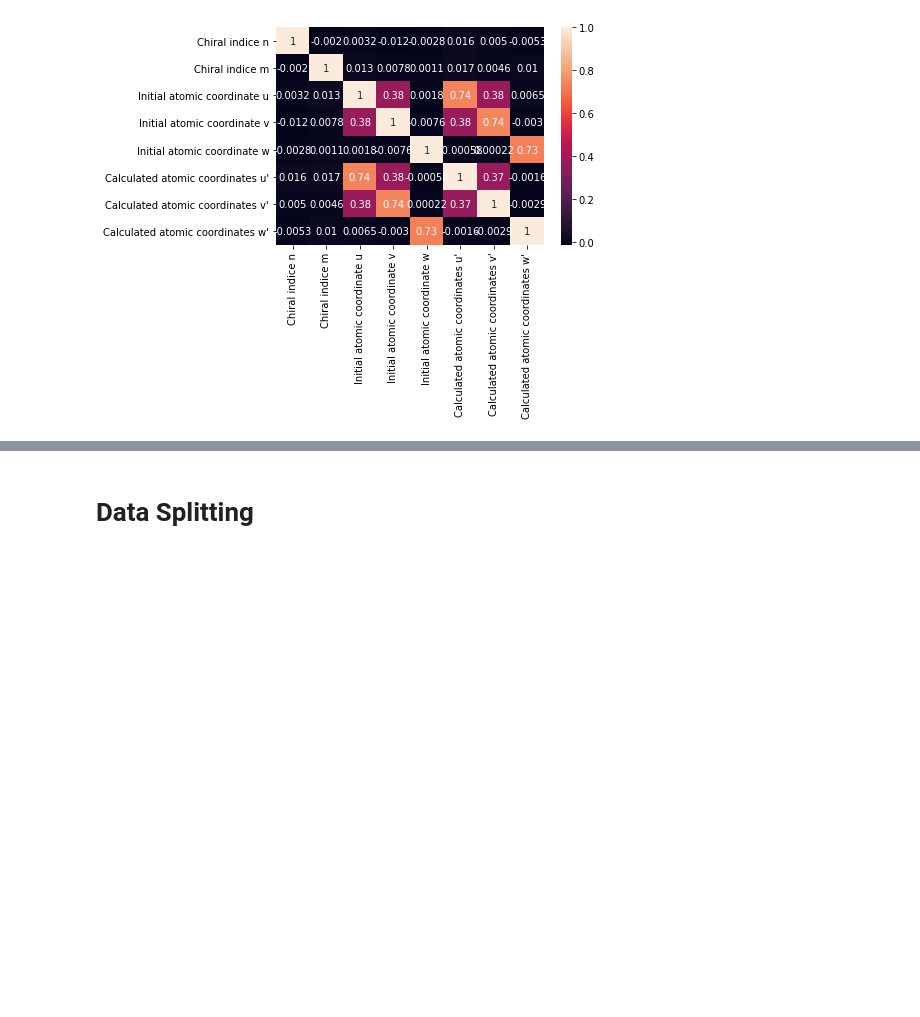
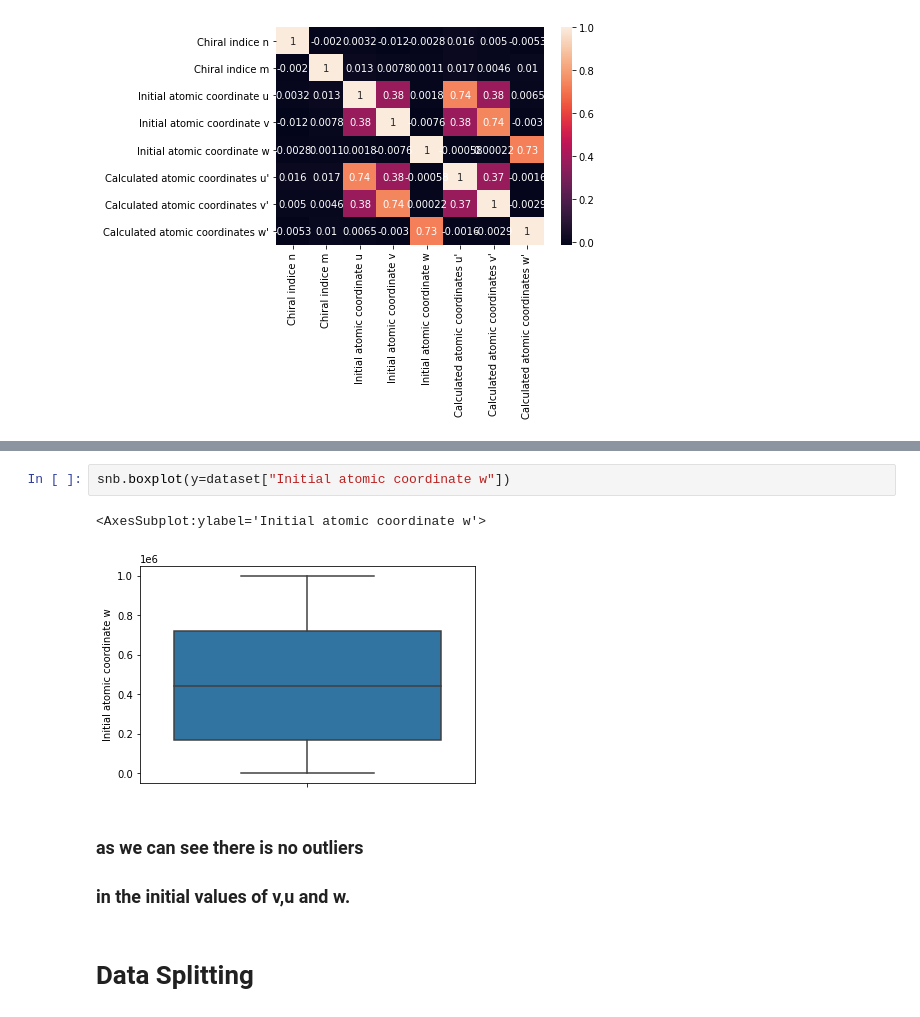
Before and after one commit to arkahood/carbon_nanotubes-Regression-Models, a Jupyter notebook: carbon_nanotubes.ipynb, the cells around one changed output, grey strips where cells are left out. Saved outputs shown, nothing was run; the diff lists cells and outputs as text; blank space fills up the shorter version.

```diff
--- a/carbon_nanotubes.ipynb
+++ b/carbon_nanotubes.ipynb
@@ -69,3 +79,11 @@ snb.heatmap(dataset.corr(),annot=True,fmt=".2g")
+# %%
+snb.boxplot(y=dataset["Initial atomic coordinate w"])
+# %% [output]
+<AxesSubplot:ylabel='Initial atomic coordinate w'>
+[figure, added]
+# %% [markdown]
+### as we can see there is no outliers
+### in the initial values of v,u and w.
 # %% [markdown]
 # Data Splitting
 # %%
```
Also changed, not shown: parts of 2 cells of this notebook.
